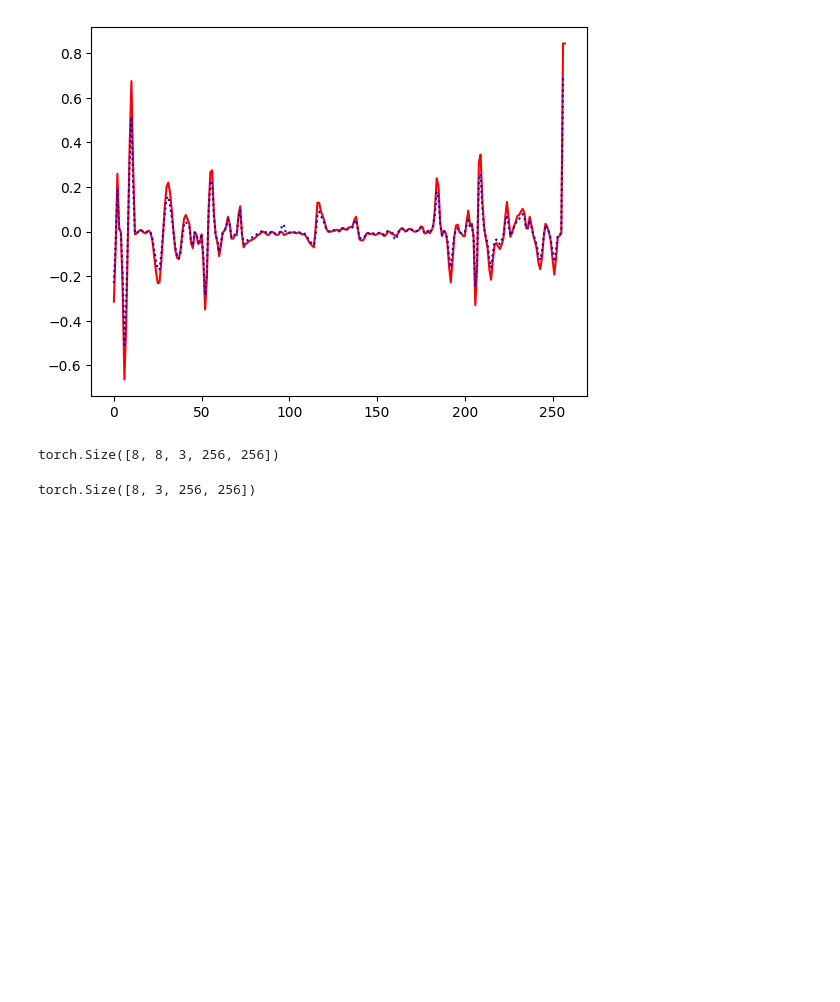
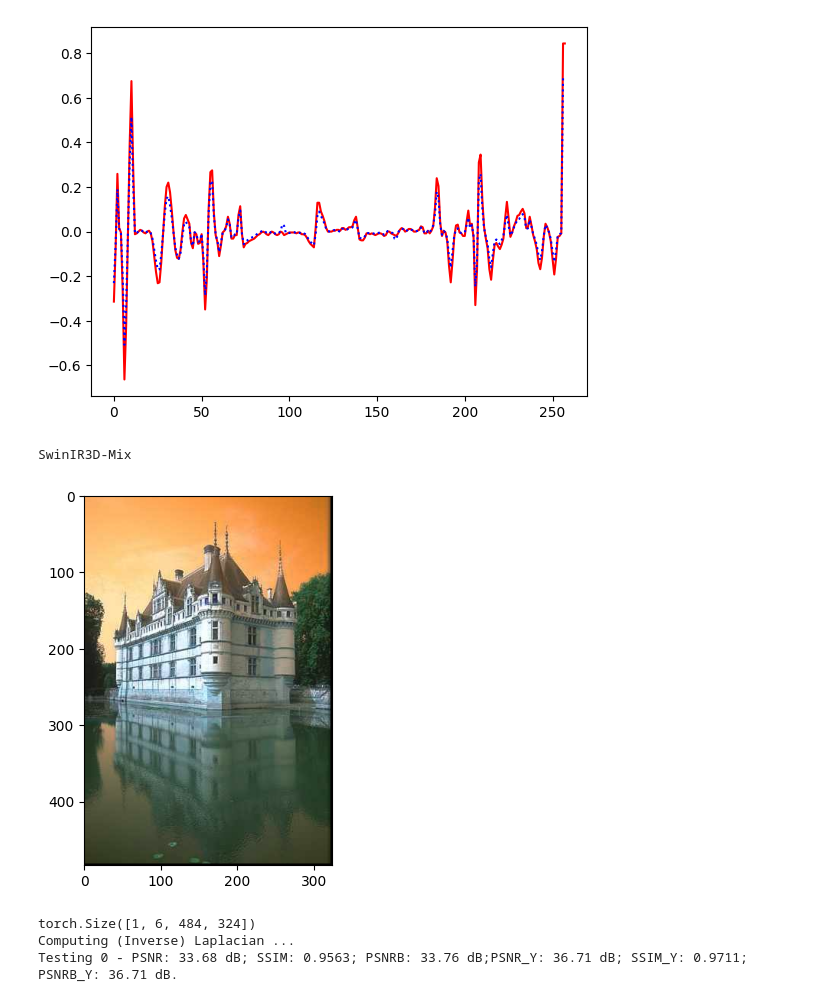
Before and after one commit to SimonMatern/SwinIR-Grad, a Jupyter notebook: notebook.ipynb, the cells around one changed output. Saved outputs shown, nothing was run; the diff lists cells and outputs as text; code cells hidden in the pictures; blank space fills up the shorter version.

Commit message:
evaluation

```diff
--- a/notebook.ipynb
+++ b/notebook.ipynb
@@ -210,15 +210,65 @@ torch.Size([8, 3, 256, 256])
 [figure]
 [figure]
 [figure]
-# %%
-from models.model import DeepAggNet
-from models.network_swinir import SwinIR3D
-from einops import rearrange
-import torch
-x = torch.rand(8,8,3,256,256).cuda()
-print(x.size())
-net = SwinIR3D(embed_dim=32, swin_depth=8).cuda()
-net(x).size()
-# %% [output]
-torch.Size([8, 8, 3, 256, 256])
-torch.Size([8, 3, 256, 256])
+# %%
+from models.model import DeepAggNet
+from models.network_swinir import SwinIR3D
+from einops import rearrange
+import torch
+import glob
+from evaluation import TestSet, model_from_ckpt
+import torch.nn.functional as F
+import cv2 as cv
+import numpy as np
+import matplotlib.pyplot as plt
+from utils import util_calculate_psnr_ssim as util
+
+data_dirs = ["/shared/DIV2K/TestSet/BSDS100/","/shared/DIV2K/TestSet/Set14/"]
+imgs = sum([glob.glob(directory +"/**/*.*", recursive=True) for directory in data_dirs],[])
+
+data = TestSet(data_dirs=data_dirs, augm="jpeg", len=8)
+
+ckpt_path = "lightning_logs/version_16/"
+net,config = model_from_ckpt(ckpt_path)
+name = config["trainer"]["name"]
+print(name)
+border = 0
+for i in range(1):
+
+    x,y = data[i]
+    x.size(),y.size()
+    y = x[0].data.squeeze().float().cpu().clamp_(0, 1).numpy()
+    if y.ndim == 3:
+        y = np.transpose(y[[2, 1, 0], :, :], (1, 2, 0))  # CHW-RGB to HCW-BGR
+    plt.imshow(y)
+    plt.show()
+
+    output = net(x.unsqueeze(0))
+    output = output.data.squeeze().float().cpu().clamp_(0, 1).numpy()
+    # save image
+    if output.ndim == 3:
+        output = np.transpose(output[[2, 1, 0], :, :], (1, 2, 0))  # CHW-RGB to HCW-BGR
+
+    output = (output * 255.0).round().astype(np.uint8)  # float32 to uint8
+
+    img_gt = (y * 255.0).round().astype(np.uint8)  # float32 to uint8
+    img_gt = np.squeeze(img_gt)
+
+    psnr = util.calculate_psnr(output, img_gt, crop_border=border)
+    ssim = util.calculate_ssim(output, img_gt, crop_border=border)
+
+    if img_gt.ndim == 3:  # RGB image
+        psnr_y = util.calculate_psnr(output, img_gt, crop_border=border, test_y_channel=True)
+        ssim_y = util.calculate_ssim(output, img_gt, crop_border=border, test_y_channel=True)
+        psnrb = util.calculate_psnrb(output, img_gt, crop_border=border, test_y_channel=False)
+        psnrb_y = util.calculate_psnrb(output, img_gt, crop_border=border, test_y_channel=True)
+
+    print(f'Testing {i:d} - PSNR: {psnr:.2f} dB; SSIM: {ssim:.4f}; PSNRB: {psnrb:.2f} dB;'
+            f'PSNR_Y: {psnr_y:.2f} dB; SSIM_Y: {ssim_y:.4f}; PSNRB_Y: {psnrb_y:.2f} dB.')
+    #cv.imwrite(f'{ckpt_path}/{i}_{name}.png', output)
+# %% [output]
+SwinIR3D-Mix
+[figure, added]
+torch.Size([1, 6, 484, 324])
+Computing (Inverse) Laplacian ...
+Testing 0 - PSNR: 33.68 dB; SSIM: 0.9563; PSNRB: 33.76 dB;PSNR_Y: 36.71 dB; SSIM_Y: 0.9711; PSNRB_Y: 36.71 dB.
```
Also changed, not shown: parts of 2 cells of this notebook, 3 other files.
